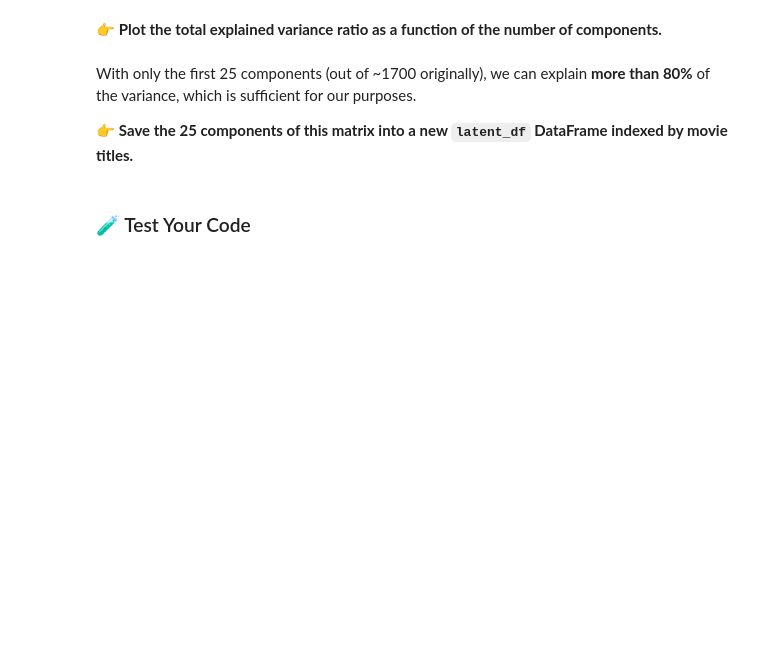
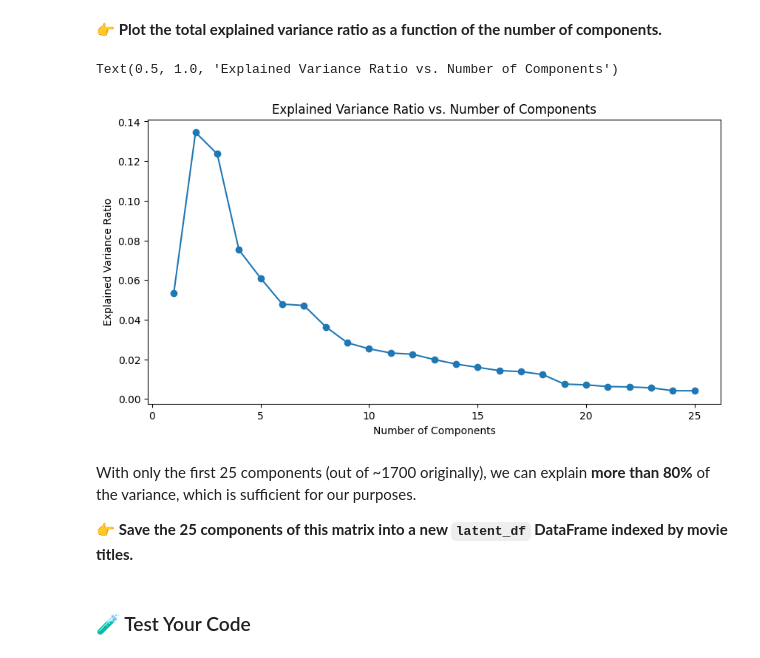
Before and after one commit to itsyeren/data-movie-recommendation, a Jupyter notebook: recommender-system.ipynb, the cells around one changed output. Saved outputs shown, nothing was run; the diff lists cells and outputs as text; code cells hidden in the pictures; blank space fills up the shorter version.

```diff
--- a/recommender-system.ipynb
+++ b/recommender-system.ipynb
@@ -204,0 +203,12 @@ Each row will represent the **frequency vector** of the corresponding movie.
+# %%
+from sklearn.feature_extraction.text import CountVectorizer
+
+encoder = CountVectorizer()
+
+count_df = pd.DataFrame(
+    encoder.fit_transform(merged_df['metadata']).toarray(),
+    index=merged_df['title'],
+    columns=encoder.get_feature_names_out()
+)
+
+count_df
@@ -218,0 +242,12 @@ __👉 **Apply Truncated SVD to reduce the dimensionality of your count matrix (
+# %%
+from sklearn.decomposition import TruncatedSVD
+
+svd = TruncatedSVD(n_components=25)
+
+latent_df = pd.DataFrame(
+    svd.fit_transform(count_df),
+    index=count_df.index,
+    columns=["LSA_" + str(i) for i in range(25)]
+)
+
+latent_df
@@ -223,3 +271,14 @@ __👉 **Apply Truncated SVD to reduce the dimensionality of your count matrix (
+# %%
+import matplotlib.pyplot as plt
+
+plt.figure(figsize=(10, 5))
+plt.plot(range(1, 26), svd.explained_variance_ratio_, marker='o')
+plt.xlabel('Number of Components')
+plt.ylabel('Explained Variance Ratio')
+plt.title('Explained Variance Ratio vs. Number of Components')
+# %% [output]
+Text(0.5, 1.0, 'Explained Variance Ratio vs. Number of Components')
+[figure, added]
 # %% [markdown]
 With only the first 25 components (out of ~1700 originally), we can explain **more than 80%** of the variance, which is sufficient for our purposes.
 
```
Also changed, not shown: parts of 7 cells of this notebook, 1 other file.
